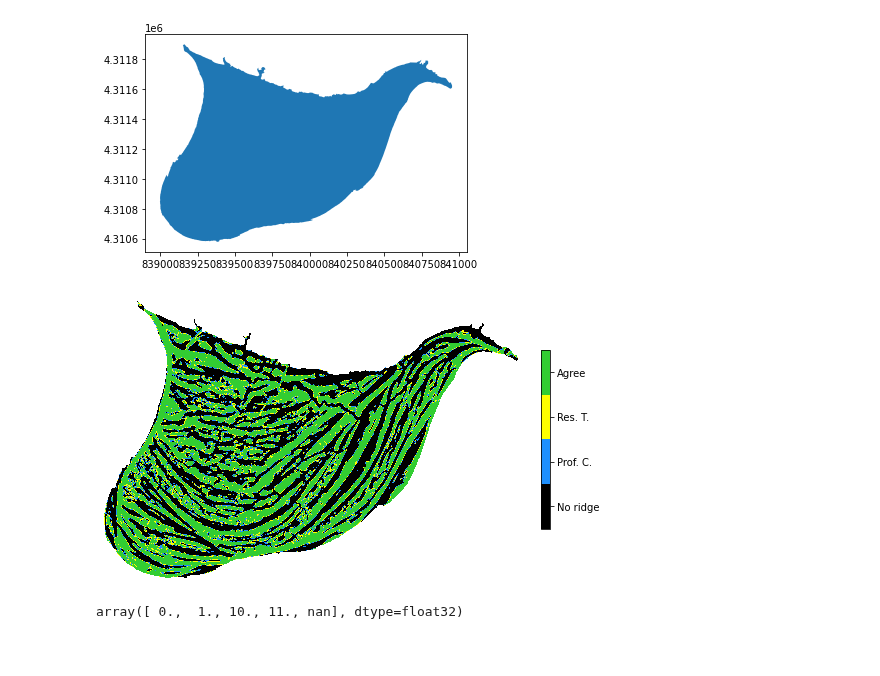
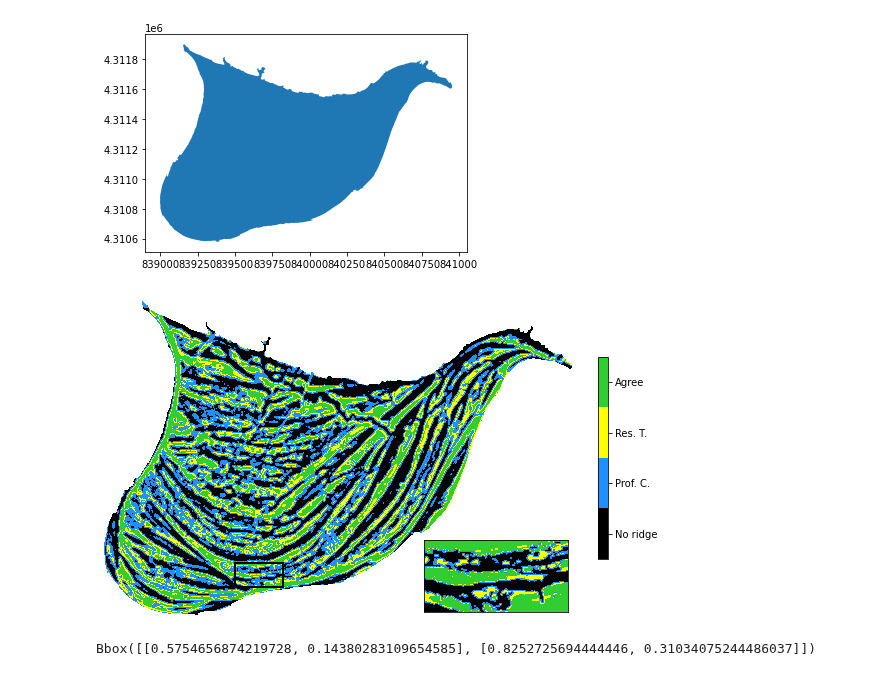
Before and after one commit to tamu-edu/scrollstats, a Jupyter notebook: Figure_RasterAgreement.ipynb, the cells around one changed output. Saved outputs shown, nothing was run; the diff lists cells and outputs as text; code cells hidden in the pictures; blank space fills up the shorter version.

Commit message:
added inset and fixed colormap

```diff
--- a/Figure_RasterAgreement.ipynb
+++ b/Figure_RasterAgreement.ipynb
@@ -33,19 +40,47 @@ with rasterio.open(raster_path) as src:
 
     out_img_2d = out_img[0]
 # %%
-fig, ax = plt.subplots(1,1,figsize=(8,6))
+fig, ax = plt.subplots(1,1, figsize=(8,6))
 cmap = ListedColormap(['k', 'dodgerblue', 'yellow', 'limegreen'])
-map = ax.imshow(out_img_2d, cmap=cmap)
+bounds = np.array([0, 1, 10, 11, 12])
+norm = colors.BoundaryNorm(bounds, cmap.N)
+map = ax.imshow(out_img_2d, cmap=cmap, norm=norm)
+
+ax.set_axis_off()
+
 cbar = plt.colorbar(map, fraction=0.02)
-cbar.set_ticks((np.arange(4)*11/4) +11/8)
+# cbar.set_ticks((np.arange(4)*11/4) +11/8)
+cbar.set_ticks([0.5, 5.5, 10.5, 11.5])
 cbar.ax.set_yticklabels(["No ridge", "Prof. C.", "Res. T.", "Agree"])
 
+# Make inset map
+ax_ins = zoomed_inset_axes(ax, zoom=3, loc="lower right")
+ax_ins.imshow(out_img_2d, cmap=cmap, norm=norm)
 
-ax.set_axis_off()
-plt.savefig("/Users/avan/FLUD/BrazosScrolls/figures/AgreementRaster_B25.png", dpi=300)
+min_x = 550
+max_x = 750
+min_y = 1100
+max_y = 1200
+width = max_x - min_x
+height = max_y - min_y
+
+ax_ins.set_xlim(550, 750)
+ax_ins.set_ylim(1100, 1200)
+ax_ins.invert_yaxis()
+ax_ins.set_xticks([])
+ax_ins.set_yticks([])
+
+# Make inset marker
+rect = mpatches.Rectangle((min_x, min_y), width, height, ec="k", fc="none", lw=2)
+ax.add_artist(rect)
+
+# ax.annotate("", (min_x, min_y),)
+# mark_inset(ax, ax_ins, loc1=2, loc2=4)
+plt.tight_layout()
+plt.savefig("/Users/avan/FLUD/BrazosScrolls/figures/AgreementRaster_inset_B25.png", dpi=300)
 # %% [output]
-[figure, old version]
+[figure, new version]
-# %%
-np.unique(out_img_2d)
-# %% [output]
-array([ 0.,  1., 10., 11., nan], dtype=float32)
+# %%
+ax_ins.get_position()
+# %% [output]
+Bbox([[0.5754656874219728, 0.14380283109654585], [0.8252725694444446, 0.31034075244486037]])
```
Also changed, not shown: parts of 2 cells of this notebook.
